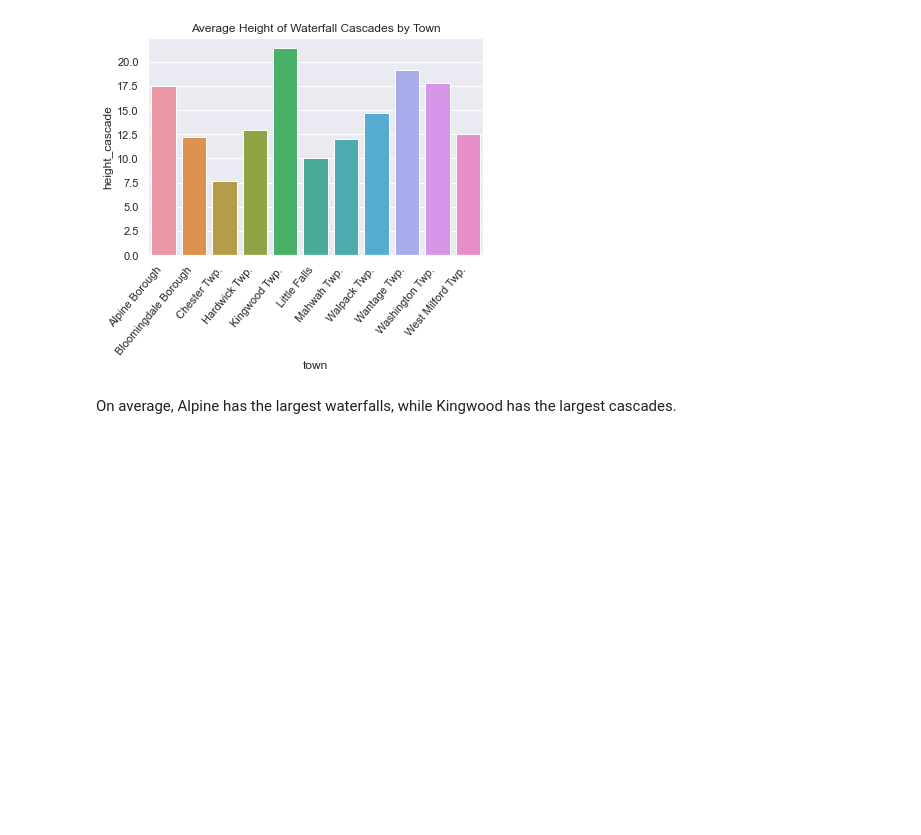
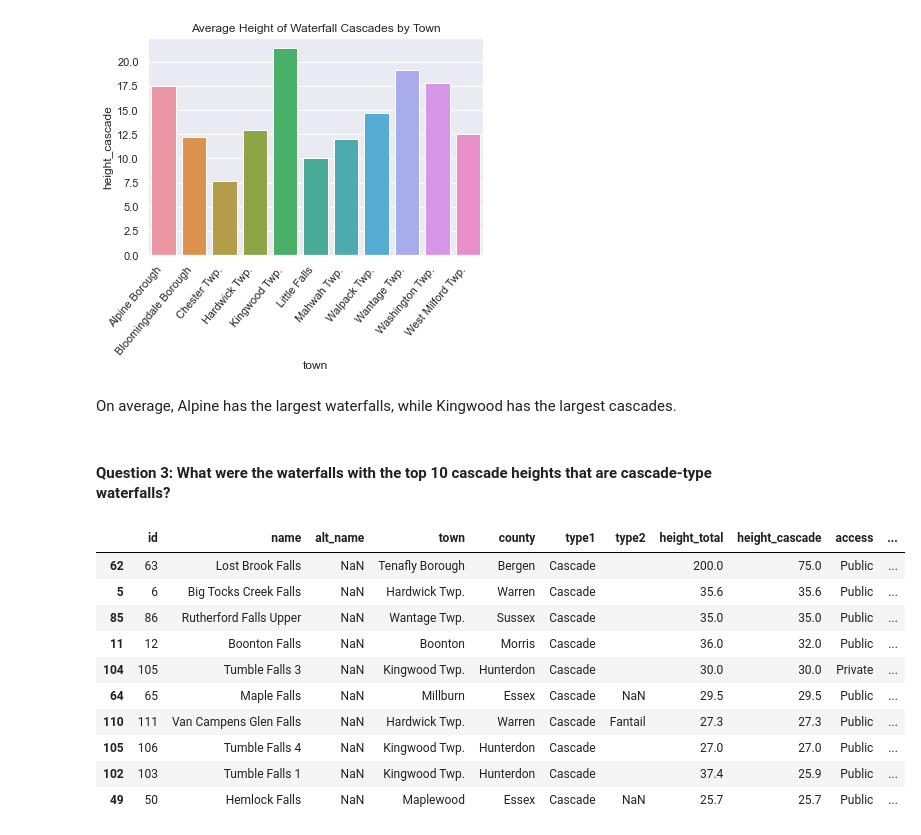
Before and after one commit to elizt0111/Project-Final, a Jupyter notebook: ProjFinal.ipynb, the cells around one changed output. Drawn from its saved outputs; the diff is of its cells as text; code cells hidden in the pictures; blank space fills up the shorter version.

```diff
--- a/ProjFinal.ipynb
+++ b/ProjFinal.ipynb
@@ -328,3 +328,20 @@ plt.show()
 [figure]
 # %% [markdown]
 On average, Alpine has the largest waterfalls, while Kingwood has the largest cascades.
+# %% [markdown]
+#### Question 3: What were the waterfalls with the top 10 cascade heights that are cascade-type waterfalls?
+# %%
+casc = wf[wf['type1' or 'type2'] == 'Cascade'].sort_values(by = 'height_cascade', ascending = False).head(10)
+casc
+# %% [output]
+|  | id | name | alt_name | town | county | type1 | type2 | height_total | height_cascade | access | ... |
+| 62 | 63 | Lost Brook Falls | NaN | Tenafly Borough | Bergen | Cascade |  | 200.0 | 75.0 | Public | ... |
+| 5 | 6 | Big Tocks Creek Falls | NaN | Hardwick Twp. | Warren | Cascade |  | 35.6 | 35.6 | Public | ... |
+| 85 | 86 | Rutherford Falls Upper | NaN | Wantage Twp. | Sussex | Cascade |  | 35.0 | 35.0 | Public | ... |
+| 11 | 12 | Boonton Falls | NaN | Boonton | Morris | Cascade |  | 36.0 | 32.0 | Public | ... |
+| 104 | 105 | Tumble Falls 3 | NaN | Kingwood Twp. | Hunterdon | Cascade |  | 30.0 | 30.0 | Private | ... |
+| 64 | 65 | Maple Falls | NaN | Millburn | Essex | Cascade | NaN | 29.5 | 29.5 | Public | ... |
+| 110 | 111 | Van Campens Glen Falls | NaN | Hardwick Twp. | Warren | Cascade | Fantail | 27.3 | 27.3 | Public | ... |
+| 105 | 106 | Tumble Falls 4 | NaN | Kingwood Twp. | Hunterdon | Cascade |  | 27.0 | 27.0 | Public | ... |
+| 102 | 103 | Tumble Falls 1 | NaN | Kingwood Twp. | Hunterdon | Cascade |  | 37.4 | 25.9 | Public | ... |
+| 49 | 50 | Hemlock Falls | NaN | Maplewood | Essex | Cascade | NaN | 25.7 | 25.7 | Public | ... |
```
Also changed, not shown: parts of 16 cells of this notebook.
